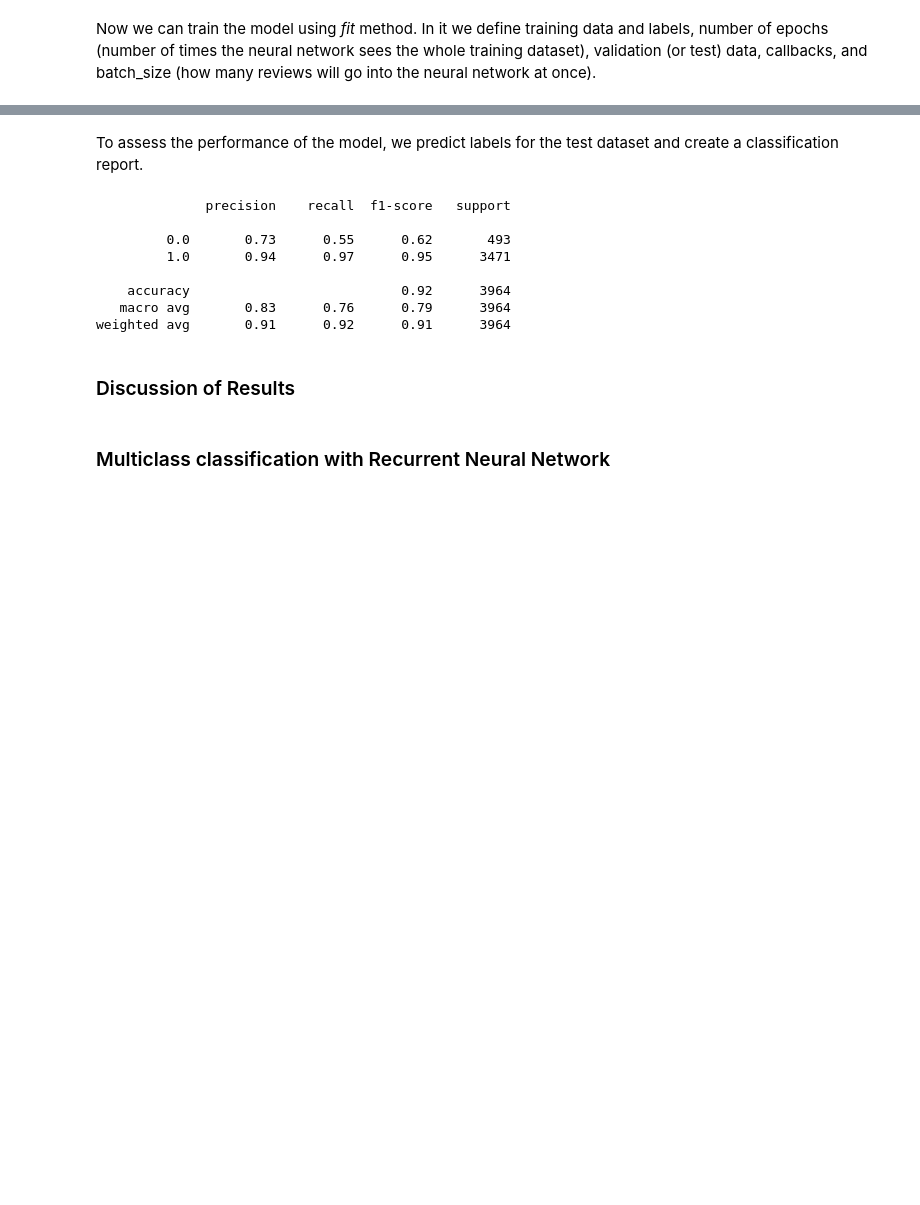
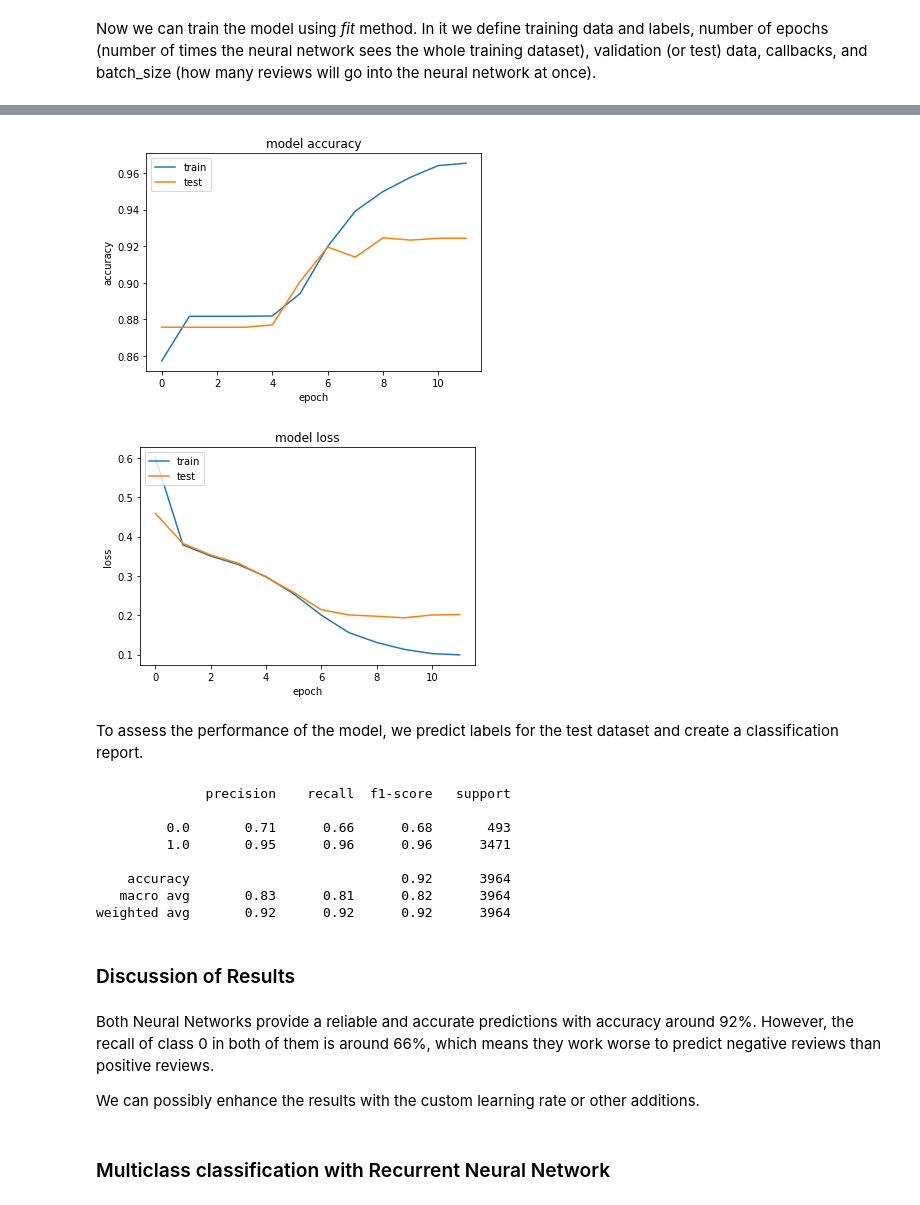
Before and after one commit to dushesms/Sentiment_Analysis_Women_Clothing, a Jupyter notebook: Sentiment_analysis.ipynb, the cells around one changed output, grey strips where cells are left out. Drawn from its saved outputs; the diff is of its cells as text; code cells hidden in the pictures; blank space fills up the shorter version.

```diff
--- a/Sentiment_analysis.ipynb
+++ b/Sentiment_analysis.ipynb
@@ -394,12 +394,12 @@ weighted avg       0.91      0.91      0.90      3964
 # %% [markdown]
 In addition to Recurrent Neural Network with LSTM, we will try another Recurretn Neural Network with GRU. Sometimes it can give us increase in accuracy due to specific features of the data.
 # %%
-model = Sequential()
+model2 = Sequential()
 
-model.add(layers.Embedding(max_words, 20))
-model.add(layers.GRU(40, dropout=0.2, return_sequences=True))
-model.add(layers.GRU(20, dropout=0.2))
-model.add(layers.Dense(1, activation = 'sigmoid'))
+model2.add(layers.Embedding(max_words, 20))
+model2.add(layers.GRU(40, dropout=0.2, return_sequences=True))
+model2.add(layers.GRU(10, dropout=0.2))
+model2.add(layers.Dense(1, activation = 'sigmoid'))
 
-model.summary()
+model2.summary()
 # %% [output]
@@ -428,14 +428,14 @@ Model need to be compiled. We define some parameters in the *compile* method:
 
 - **accuracy** - important metric to control for during training and testing
 # %%
-model.compile(optimizer = 'adam', loss = 'binary_crossentropy', metrics = 'accuracy')
+model2.compile(optimizer = 'adam', loss = 'binary_crossentropy', metrics = ['accuracy', 'AUC'])
 # %% [markdown]
 To optimize training, we define a callback which will stop train the model if the test loss will increase during epochs. Parameter restore_best_weights will help us to save the best version of the model before it starts overfitting.
 # %%
-callback = [callbacks.EarlyStopping(restore_best_weights=True)]
+callback = [callbacks.EarlyStopping(patience = 2, restore_best_weights=True)]
 # %% [markdown]
 Now we can train the model using *fit* method. In it we define training data and labels, number of epochs (number of times the neural network sees the whole training dataset), validation (or test) data, callbacks, and batch_size (how many reviews will go into the neural network at once).
 # %%
-model.fit(X_train, Y_train, epochs = 15, validation_data=(X_test,Y_test), callbacks=callback, batch_size = 512)
+history = model2.fit(X_train, Y_train, epochs = 15, validation_data=(X_test,Y_test), callbacks=callback, batch_size = 1024)
 # %% [output]
 Epoch 1/15
@@ -454,20 +458,44 @@ Epoch 6/15
+# %%
+# summarize history for accuracy
+plt.plot(history.history['accuracy'])
+plt.plot(history.history['val_accuracy'])
+plt.title('model accuracy')
+plt.ylabel('accuracy')
+plt.xlabel('epoch')
+plt.legend(['train', 'test'], loc='upper left')
+plt.show()
+# summarize history for loss
+plt.plot(history.history['loss'])
+plt.plot(history.history['val_loss'])
+plt.title('model loss')
+plt.ylabel('loss')
+plt.xlabel('epoch')
+plt.legend(['train', 'test'], loc='upper left')
+plt.show()
+# %% [output]
+[figure, added]
+[figure, added]
 # %% [markdown]
 To assess the performance of the model, we predict labels for the test dataset and create a classification report.
 # %%
-Y_pred = model.predict_classes(X_test)
+Y_pred = model2.predict_classes(X_test)
 
 print(classification_report(Y_test, Y_pred))
 # %% [output]
               precision    recall  f1-score   support
 
-         0.0       0.73      0.55      0.62       493
-         1.0       0.94      0.97      0.95      3471
+         0.0       0.71      0.66      0.68       493
+         1.0       0.95      0.96      0.96      3471
 
     accuracy                           0.92      3964
-   macro avg       0.83      0.76      0.79      3964
-weighted avg       0.91      0.92      0.91      3964
+   macro avg       0.83      0.81      0.82      3964
+weighted avg       0.92      0.92      0.92      3964
 # %% [markdown]
 ### Discussion of Results
+# %% [markdown]
+Both Neural Networks provide a reliable and accurate predictions with accuracy around 92%. However, the recall of class 0 in both of them is around 66%, which means they work worse to predict negative reviews than positive reviews.
+
+We can possibly enhance the results with the custom learning rate or other additions.
 # %% [markdown]
 ### Multiclass classification with Recurrent Neural Network
 # %% [markdown]
```
Also changed, not shown: parts of 23 cells of this notebook.
